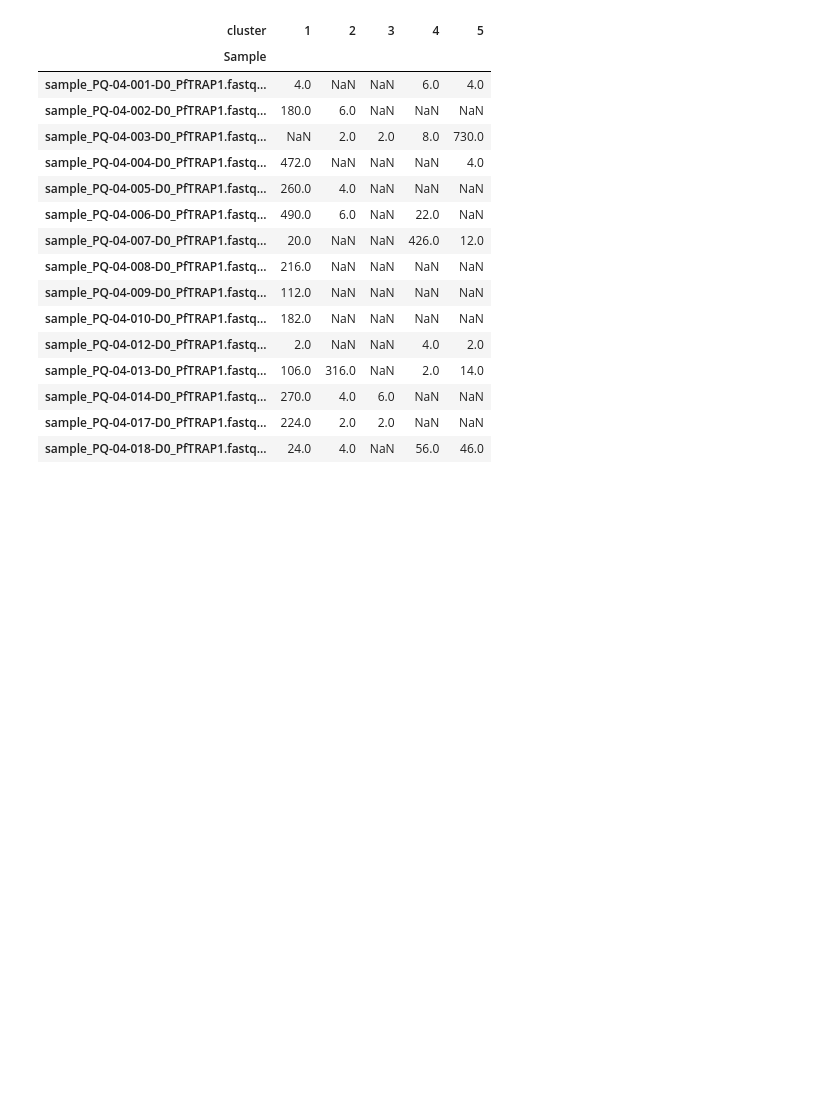
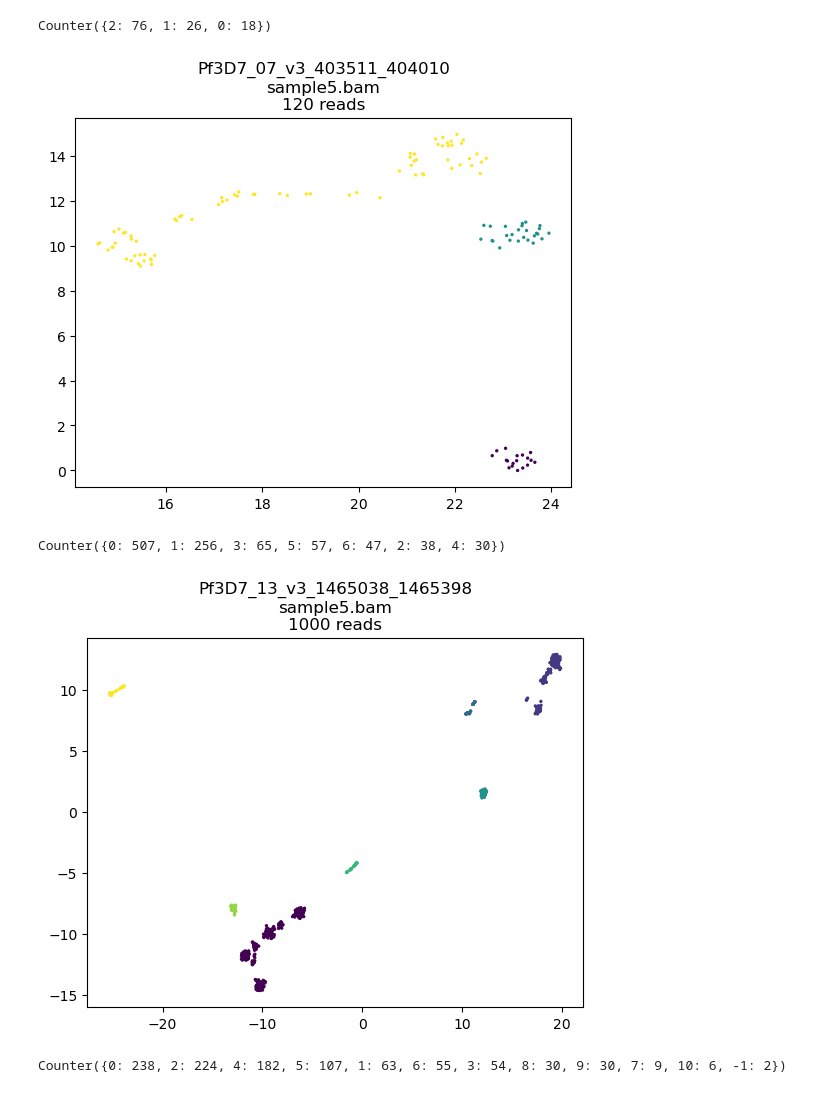
Before and after one commit to AntonS-bio/AmpliconHaplotypes, a Jupyter notebook: AmpliconReadClustering.ipynb, the cells around one changed output. Cells and saved outputs as stored; diff of their text form; code cells hidden in the pictures; blank space fills up the shorter version.

```diff
--- a/AmpliconReadClustering.ipynb
+++ b/AmpliconReadClustering.ipynb
@@ -73,49 +118,25 @@ Counter({0: 1281, 4: 406, 3: 262, 1: 172, 2: 5})
-# %%
-groupsDF=pd.DataFrame( {"cluster": clustering+1})# +1 is required because the easiest aggregate function counts non-zero values
-groupsDF["Sample"]=matrixData[region]["Sample"]
-pd.pivot_table(groupsDF,index="Sample", columns="cluster", aggfunc=np.count_nonzero)
-# %% [output]
-| cluster | 1 | 2 | 3 | 4 | 5 |
-| Sample |  |  |  |  |  |
-| sample_PQ-04-001-D0_PfTRAP1.fastq... | 4.0 | NaN | NaN | 6.0 | 4.0 |
-| sample_PQ-04-002-D0_PfTRAP1.fastq... | 180.0 | 6.0 | NaN | NaN | NaN |
-| sample_PQ-04-003-D0_PfTRAP1.fastq... | NaN | 2.0 | 2.0 | 8.0 | 730.0 |
-| sample_PQ-04-004-D0_PfTRAP1.fastq... | 472.0 | NaN | NaN | NaN | 4.0 |
-| sample_PQ-04-005-D0_PfTRAP1.fastq... | 260.0 | 4.0 | NaN | NaN | NaN |
-| sample_PQ-04-006-D0_PfTRAP1.fastq... | 490.0 | 6.0 | NaN | 22.0 | NaN |
-| sample_PQ-04-007-D0_PfTRAP1.fastq... | 20.0 | NaN | NaN | 426.0 | 12.0 |
-| sample_PQ-04-008-D0_PfTRAP1.fastq... | 216.0 | NaN | NaN | NaN | NaN |
-| sample_PQ-04-009-D0_PfTRAP1.fastq... | 112.0 | NaN | NaN | NaN | NaN |
-| sample_PQ-04-010-D0_PfTRAP1.fastq... | 182.0 | NaN | NaN | NaN | NaN |
-| sample_PQ-04-012-D0_PfTRAP1.fastq... | 2.0 | NaN | NaN | 4.0 | 2.0 |
-| sample_PQ-04-013-D0_PfTRAP1.fastq... | 106.0 | 316.0 | NaN | 2.0 | 14.0 |
-| sample_PQ-04-014-D0_PfTRAP1.fastq... | 270.0 | 4.0 | 6.0 | NaN | NaN |
-| sample_PQ-04-017-D0_PfTRAP1.fastq... | 224.0 | 2.0 | 2.0 | NaN | NaN |
-| sample_PQ-04-018-D0_PfTRAP1.fastq... | 24.0 | 4.0 | NaN | 56.0 | 46.0 |
 # %%
-#This will create clustering plot of reads in each region and will colour points by sample the reads are from. Each point is a read
+#This will create clustering plot of reads in each region for a given sample
+sample="sample5.bam"
 minReadDepth=30
 for region in matrixData:
-    if matrixData[region].shape[0]<minReadDepth:
-        continue
     data=matrixData[region].drop("Sample",axis=1)
 
-    samples=[f[0] for f in matrixData[region]["Sample"].values]
-    regionColoursDic={}
-    regionsCmap=plt.cm.get_cmap('Paired', len(set(samples)))
-    for sample in set(samples):
-        regionColoursDic[sample]=regionsCmap( len(regionColoursDic) / len(set(samples)) )
+    samples=[f for f in matrixData[region]["Sample"].values]
+    samplesReads=np.where(np.asarray(samples)==sample)[0]
+    if len(samplesReads)<minReadDepth:
+        continue
 
-    X_embedded = umap.UMAP(n_neighbors=int(data.shape[0]*0.2), min_dist=0.1, metric='hamming').fit_transform(data)
-    clustering = DBSCAN(eps=1, min_samples=5).fit(X_embedded).labels_
+    X_embedded = umap.UMAP(n_neighbors=50, min_dist=0.1, metric='hamming').fit_transform(data.to_numpy()[samplesReads,:])
+    clustering = DBSCAN(eps=2, min_samples=5).fit(X_embedded).labels_
     print(Counter(clustering))
 
-    plt.scatter(X_embedded[:,0],X_embedded[:,1], s=2, c=[  regionColoursDic[f] for f in samples])
-    plt.title(region)
-    legendElements=[]
-    for key in regionColoursDic:
-        legendElements.append(mpatches.Patch(color=regionColoursDic[key], label=key))
-    plt.legend(bbox_to_anchor=(1,1), handles=legendElements,prop={'size': 8}, loc="upper left")
-    plt.savefig(wd+"/../clusteringPlots/"+region+".jpg",bbox_inches='tight')
-    #plt.close() this saves the plots
+    plt.scatter(X_embedded[:,0],X_embedded[:,1], s=2, c=clustering)
+    plt.title(region+"\n"+sample+"\n"+str(len(samplesReads))+" reads")
     plt.show() #this shows them here
+# %% [output]
+Counter({2: 76, 1: 26, 0: 18})
+[figure, added]
+Counter({0: 507, 1: 256, 3: 65, 5: 57, 6: 47, 2: 38, 4: 30})
+[figure, added]
+Counter({0: 238, 2: 224, 4: 182, 5: 107, 1: 63, 6: 55, 3: 54, 8: 30, 9: 30, 7: 9, 10: 6, -1: 2})
```
Also changed, not shown: parts of 5 cells of this notebook, 4 other files.
